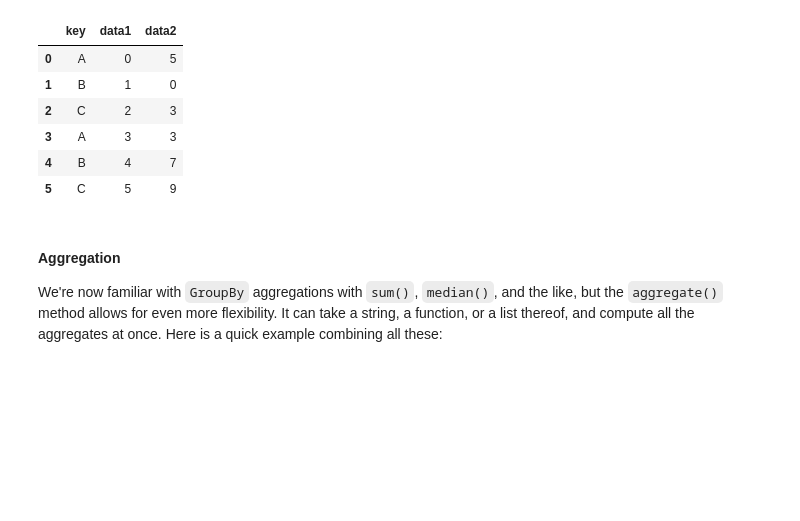
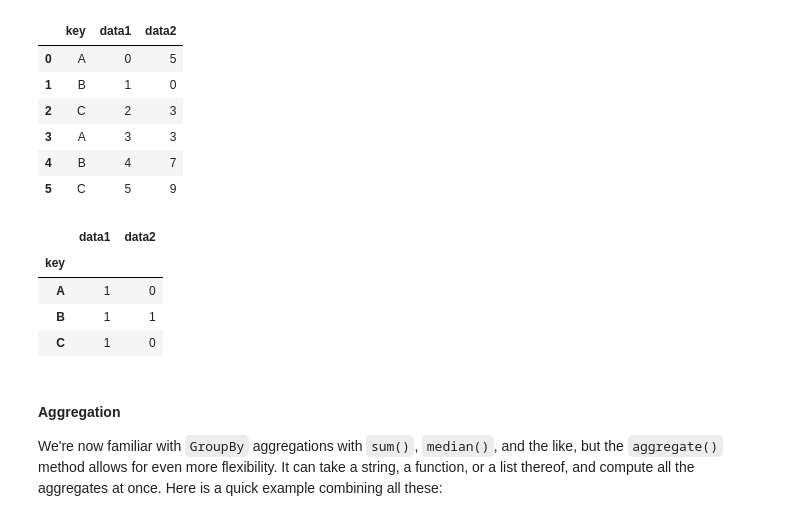
Before and after one commit to hanisaf/mist5730-6380-spring2020, a Jupyter notebook: 21-intro.ipynb, the cells around one changed output. Saved outputs shown, nothing was run; the diff lists cells and outputs as text; code cells hidden in the pictures; blank space fills up the shorter version.

```diff
--- a/21-intro.ipynb
+++ b/21-intro.ipynb
@@ -237,6 +237,17 @@ df
 | 3 | A | 3 | 3 |
 | 4 | B | 4 | 7 |
 | 5 | C | 5 | 9 |
+# %%
+def my_agg(x):
+    return len([i for i in x if i%2 == 0])
+# %%
+df.groupby('key').aggregate(my_agg)
+# %% [output]
+|  | data1 | data2 |
+| key |  |  |
+| A | 1 | 0 |
+| B | 1 | 1 |
+| C | 1 | 0 |
 # %% [markdown]
 #### Aggregation
 
```
Also changed, not shown: parts of 6 cells of this notebook, 3 other files.
